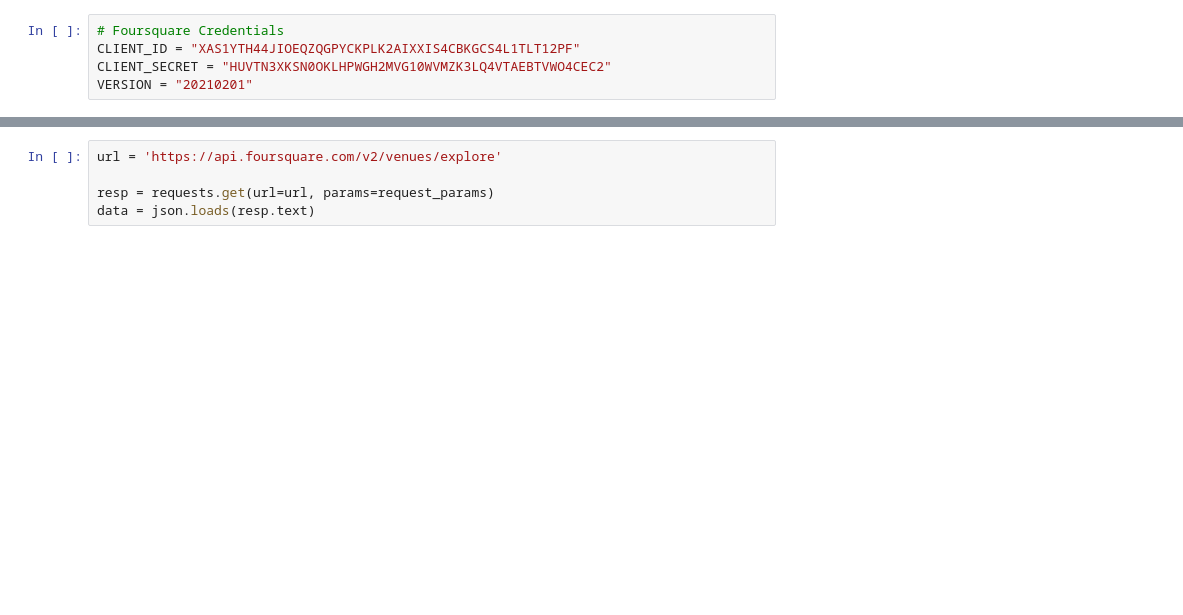
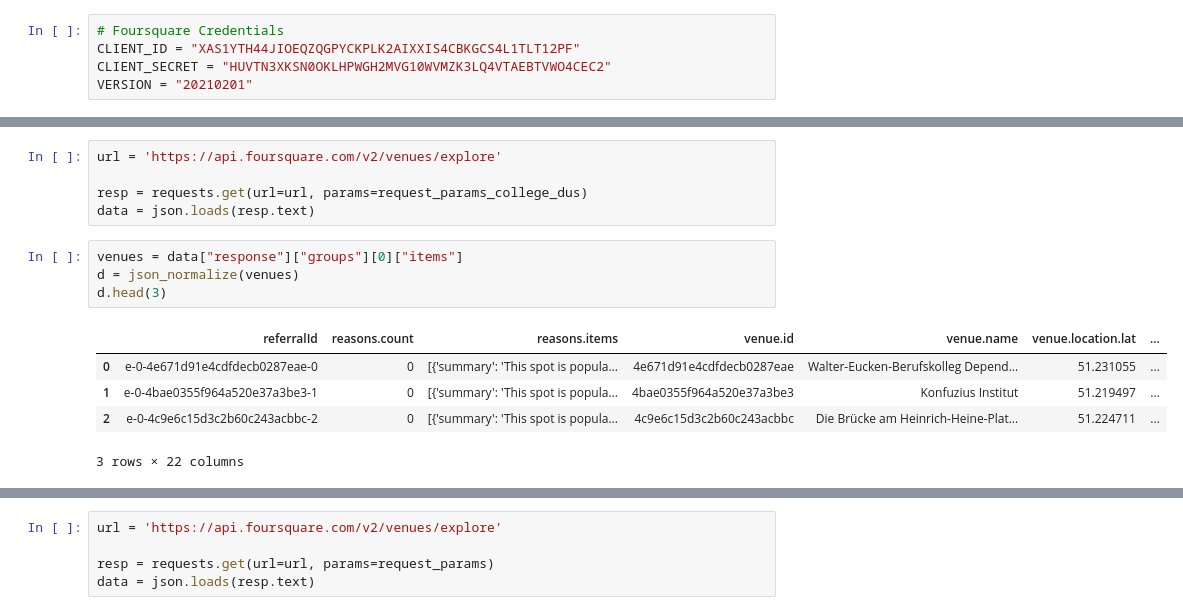
Before and after one commit to iamfredo/Data-Science-Capstone, a Jupyter notebook: Battle of the Neighborhoods - Own Project/Battle of the Neighbourhoods - Own Project.ipynb, the cells around one changed output, grey strips where cells are left out. Cells and saved outputs as stored; diff of their text form; blank space fills up the shorter version.

```diff
--- a/Battle of the Neighborhoods - Own Project/Battle of the Neighbourhoods - Own Project.ipynb
+++ b/Battle of the Neighborhoods - Own Project/Battle of the Neighbourhoods - Own Project.ipynb
@@ -21,0 +156,15 @@ request_params = {
+# %%
+url = 'https://api.foursquare.com/v2/venues/explore'
+
+resp = requests.get(url=url, params=request_params_college_dus)
+data = json.loads(resp.text)
+# %%
+venues = data["response"]["groups"][0]["items"]
+d = json_normalize(venues)
+d.head(3)
+# %% [output]
+|  | referralId | reasons.count | reasons.items | venue.id | venue.name | venue.location.lat | ... |
+| 0 | e-0-4e671d91e4cdfdecb0287eae-0 | 0 | [{'summary': 'This spot is popula... | 4e671d91e4cdfdecb0287eae | Walter-Eucken-Berufskolleg Depend... | 51.231055 | ... |
+| 1 | e-0-4bae0355f964a520e37a3be3-1 | 0 | [{'summary': 'This spot is popula... | 4bae0355f964a520e37a3be3 | Konfuzius Institut | 51.219497 | ... |
+| 2 | e-0-4c9e6c15d3c2b60c243acbbc-2 | 0 | [{'summary': 'This spot is popula... | 4c9e6c15d3c2b60c243acbbc | Die Brücke am Heinrich-Heine-Plat... | 51.224711 | ... |
+3 rows × 22 columns
```
Also changed, not shown: parts of 29 cells of this notebook, 1 other file.
